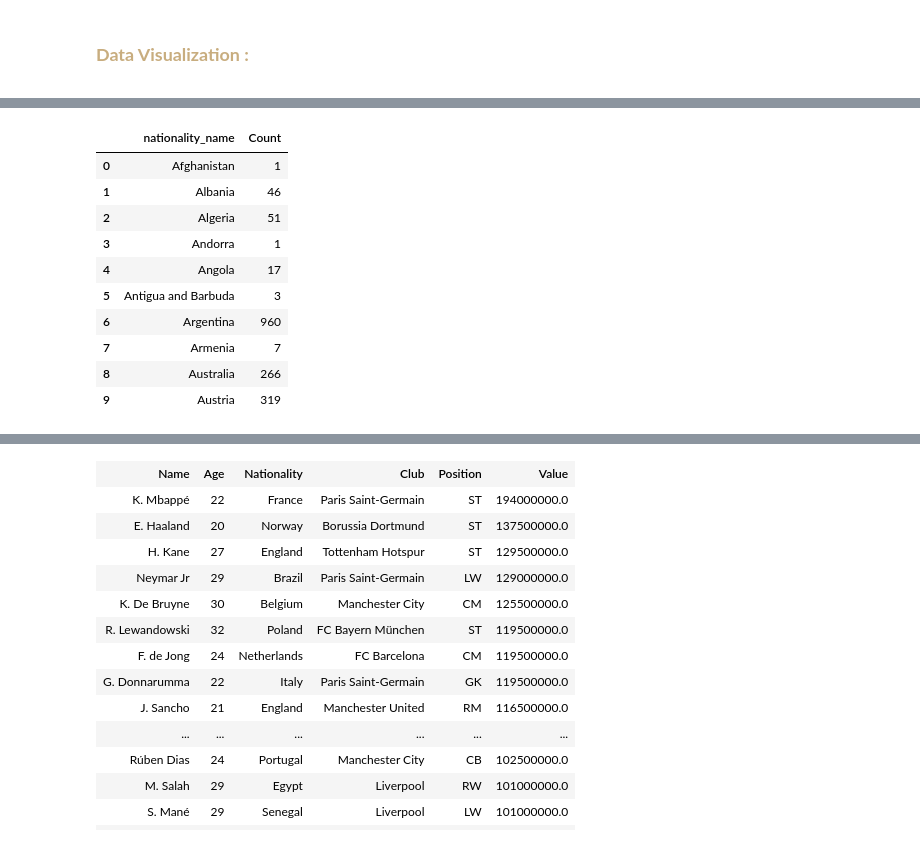
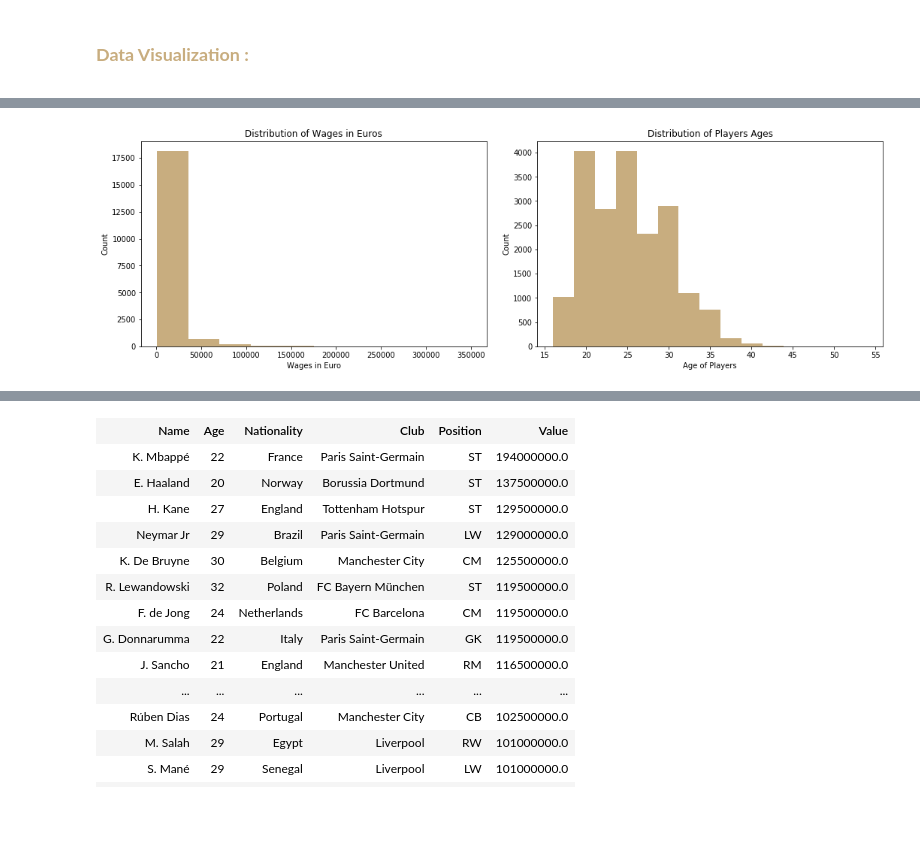
Before and after one commit to OssaMajali/WorldCupQatar2022, a Jupyter notebook: FIFA22.ipynb, the cells around one changed output, grey strips where cells are left out. Drawn from its saved outputs; the diff is of its cells as text; code cells hidden in the pictures; blank space fills up the shorter version.

```diff
--- a/FIFA22.ipynb
+++ b/FIFA22.ipynb
@@ -128,16 +115,16 @@ plt.show()
-# %%
-# Grouping the data by countries
-valcon = FIFA22.groupby("nationality_name").size().reset_index(name="Count")
-valcon.head(10)
-# %% [output]
-|  | nationality_name | Count |
-| 0 | Afghanistan | 1 |
-| 1 | Albania | 46 |
-| 2 | Algeria | 51 |
-| 3 | Andorra | 1 |
-| 4 | Angola | 17 |
-| 5 | Antigua and Barbuda | 3 |
-| 6 | Argentina | 960 |
-| 7 | Armenia | 7 |
-| 8 | Australia | 266 |
-| 9 | Austria | 319 |
+# %%
+fig, (axes1, axes2) = plt.subplots(1, 2, figsize=(15, 5))
+axes1.hist(FIFA22['wage_eur'],color="#c8ad7f")
+axes1.set_xlabel('Wages in Euro')
+axes1.set_ylabel('Count')
+axes1.set_title('Distribution of Wages in Euros')
+
+axes2.hist(FIFA22['age'], bins = 15, color="#c8ad7f")
+axes2.set_xlabel('Age of Players')
+axes2.set_ylabel('Count')
+axes2.set_title('Distribution of Players Ages')
+
+plt.tight_layout(pad=2)
+plt.show()
+# %% [output]
+[figure, added]
```
Also changed, not shown: parts of 13 cells of this notebook, 2 other files.
